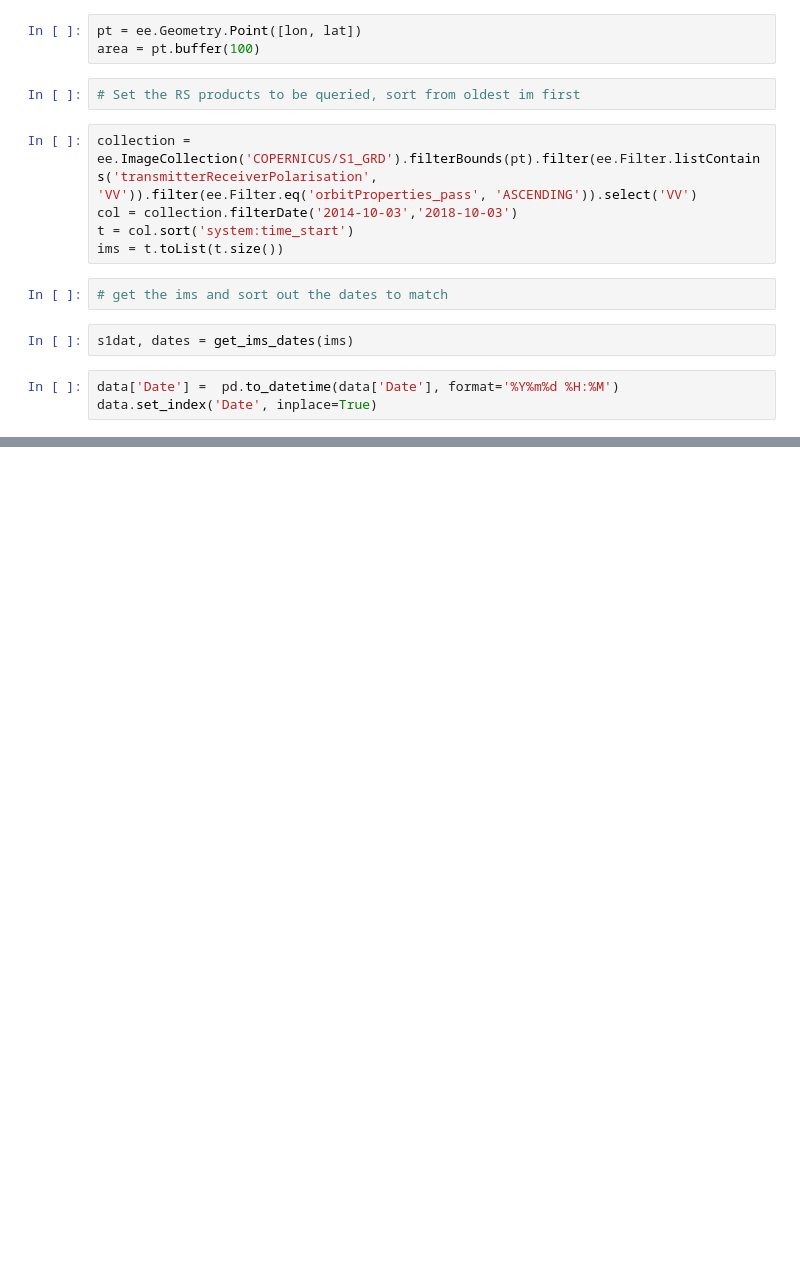
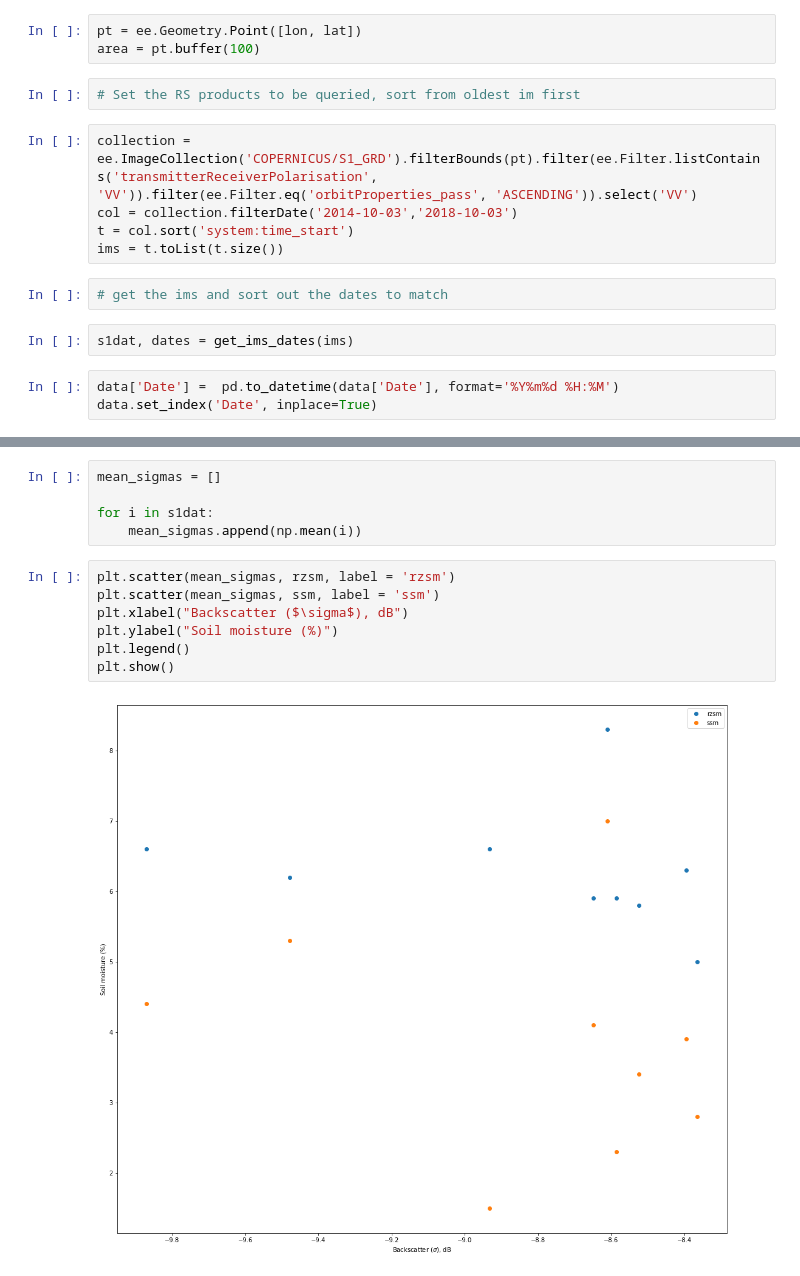
Before and after one commit to kashingtonDC/RZSM, a Jupyter notebook: Untitled.ipynb, the cells around one changed output, grey strips where cells are left out. Saved outputs shown, nothing was run; the diff lists cells and outputs as text; blank space fills up the shorter version.

```diff
--- a/Untitled.ipynb
+++ b/Untitled.ipynb
@@ -133,3 +164,17 @@ data.set_index('Date', inplace=True)
+# %%
+mean_sigmas = []
+
+for i in s1dat:
+    mean_sigmas.append(np.mean(i))
+# %%
+plt.scatter(mean_sigmas, rzsm, label = 'rzsm')
+plt.scatter(mean_sigmas, ssm, label = 'ssm')
+plt.xlabel("Backscatter ($\sigma$), dB")
+plt.ylabel("Soil moisture (%)")
+plt.legend()
+plt.show()
+# %% [output]
+[figure, added]
 # %%
 plt.scatter(data.index,data[data.columns[-1]], label = "RZ")
 plt.scatter(data.index,data[data.columns[-3]], label = "SSM")
```
Also changed, not shown: parts of 9 cells of this notebook.
